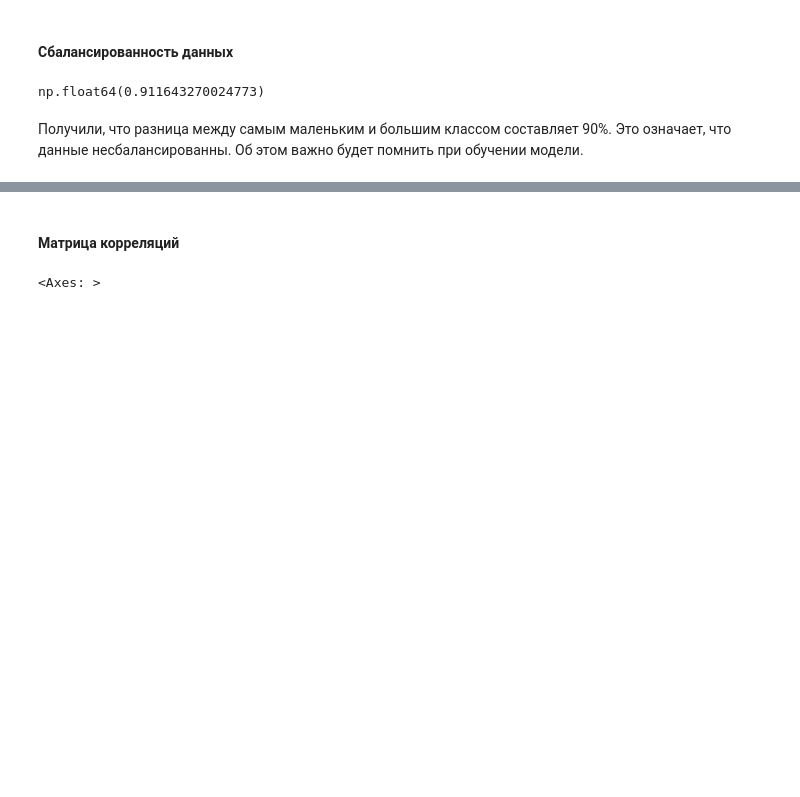
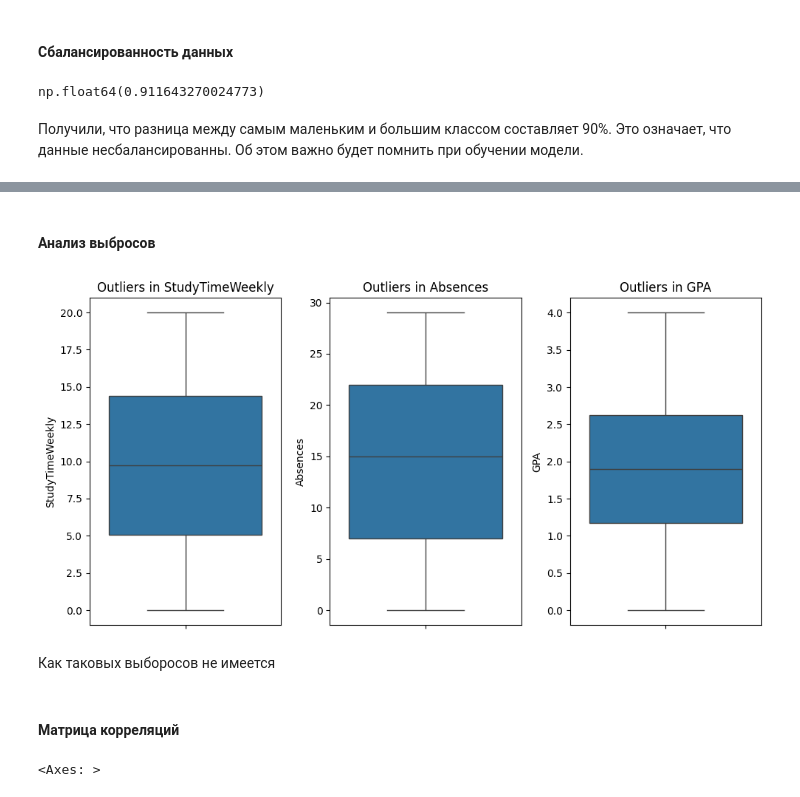
Before and after one commit to Tsygaika/Students-Performance, a Jupyter notebook: Students Performance.ipynb, the cells around one changed output, grey strips where cells are left out. Saved outputs shown, nothing was run; the diff lists cells and outputs as text; code cells hidden in the pictures; blank space fills up the shorter version.

```diff
--- a/Students Performance.ipynb
+++ b/Students Performance.ipynb
@@ -88,3 +128,19 @@ np.float64(0.911643270024773)
+# %% [markdown]
+#### Анализ выбросов
+# %%
+plt.figure(figsize=(10, 5))
+
+for i, feature in enumerate(non_categorical, 1):
+    plt.subplot(1, len(non_categorical), i)
+    sns.boxplot(data = df, y = feature)
+    plt.title(f'Outliers in {feature}')
+
+plt.tight_layout()
+plt.show()
+# %% [output]
+[figure, added]
+# %% [markdown]
+Как таковых выборосов не имеется
 # %% [markdown]
 #### Матрица корреляций
 # %%
```
Also changed, not shown: parts of 14 cells of this notebook.
